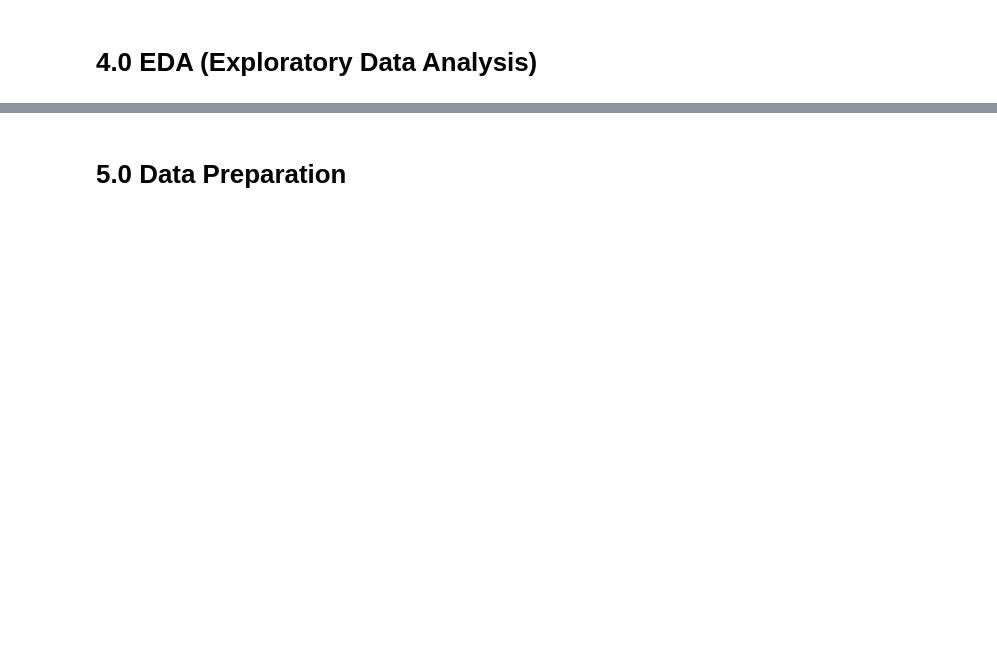
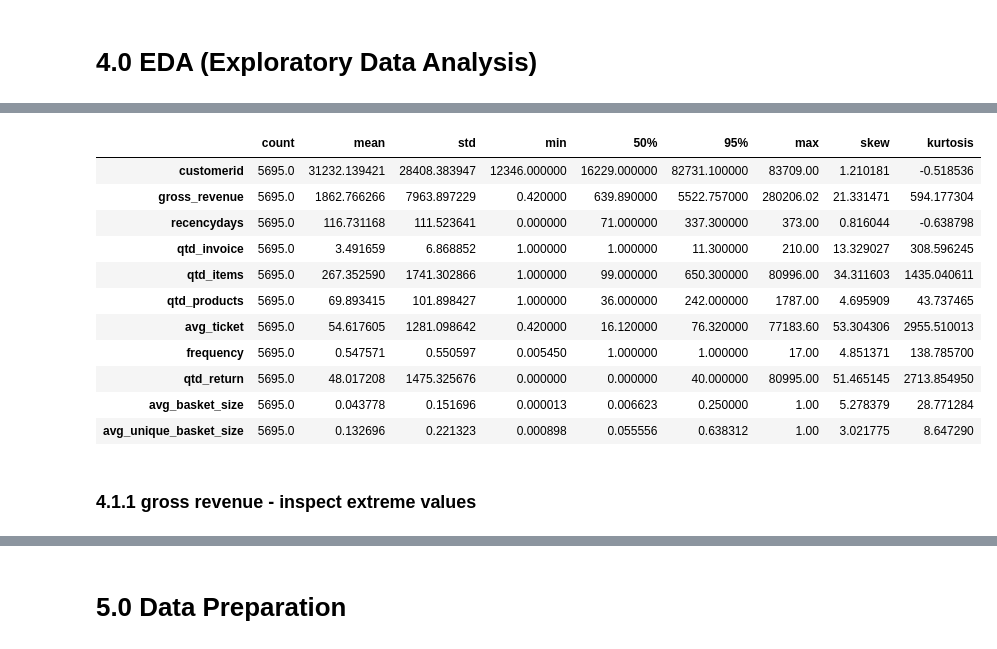
Before and after one commit to ViniciusKos/insiders_clustering, a Jupyter notebook: cluster_circle4.ipynb, the cells around one changed output, grey strips where cells are left out. Drawn from its saved outputs; the diff is of its cells as text; code cells hidden in the pictures; blank space fills up the shorter version.

```diff
--- a/cluster_circle4.ipynb
+++ b/cluster_circle4.ipynb
@@ -566,0 +698,19 @@ df4.head()
+# %%
+num_attributes1 = df4.select_dtypes(include=['int64','float64','int32'])
+# %%
+pd.concat([num_attributes1.describe(percentiles=[.95]).T,num_attributes1.agg(['skew','kurtosis']).T],axis=1)
+# %% [output]
+|  | count | mean | std | min | 50% | 95% | max | skew | kurtosis |
+| customerid | 5695.0 | 31232.139421 | 28408.383947 | 12346.000000 | 16229.000000 | 82731.100000 | 83709.00 | 1.210181 | -0.518536 |
+| gross_revenue | 5695.0 | 1862.766266 | 7963.897229 | 0.420000 | 639.890000 | 5522.757000 | 280206.02 | 21.331471 | 594.177304 |
+| recencydays | 5695.0 | 116.731168 | 111.523641 | 0.000000 | 71.000000 | 337.300000 | 373.00 | 0.816044 | -0.638798 |
+| qtd_invoice | 5695.0 | 3.491659 | 6.868852 | 1.000000 | 1.000000 | 11.300000 | 210.00 | 13.329027 | 308.596245 |
+| qtd_items | 5695.0 | 267.352590 | 1741.302866 | 1.000000 | 99.000000 | 650.300000 | 80996.00 | 34.311603 | 1435.040611 |
+| qtd_products | 5695.0 | 69.893415 | 101.898427 | 1.000000 | 36.000000 | 242.000000 | 1787.00 | 4.695909 | 43.737465 |
+| avg_ticket | 5695.0 | 54.617605 | 1281.098642 | 0.420000 | 16.120000 | 76.320000 | 77183.60 | 53.304306 | 2955.510013 |
+| frequency | 5695.0 | 0.547571 | 0.550597 | 0.005450 | 1.000000 | 1.000000 | 17.00 | 4.851371 | 138.785700 |
+| qtd_return | 5695.0 | 48.017208 | 1475.325676 | 0.000000 | 0.000000 | 40.000000 | 80995.00 | 51.465145 | 2713.854950 |
+| avg_basket_size | 5695.0 | 0.043778 | 0.151696 | 0.000013 | 0.006623 | 0.250000 | 1.00 | 5.278379 | 28.771284 |
+| avg_unique_basket_size | 5695.0 | 0.132696 | 0.221323 | 0.000898 | 0.055556 | 0.638312 | 1.00 | 3.021775 | 8.647290 |
+# %% [markdown]
+### 4.1.1 gross revenue - inspect extreme values
```
Also changed, not shown: parts of 42 cells of this notebook, 1 other file.
